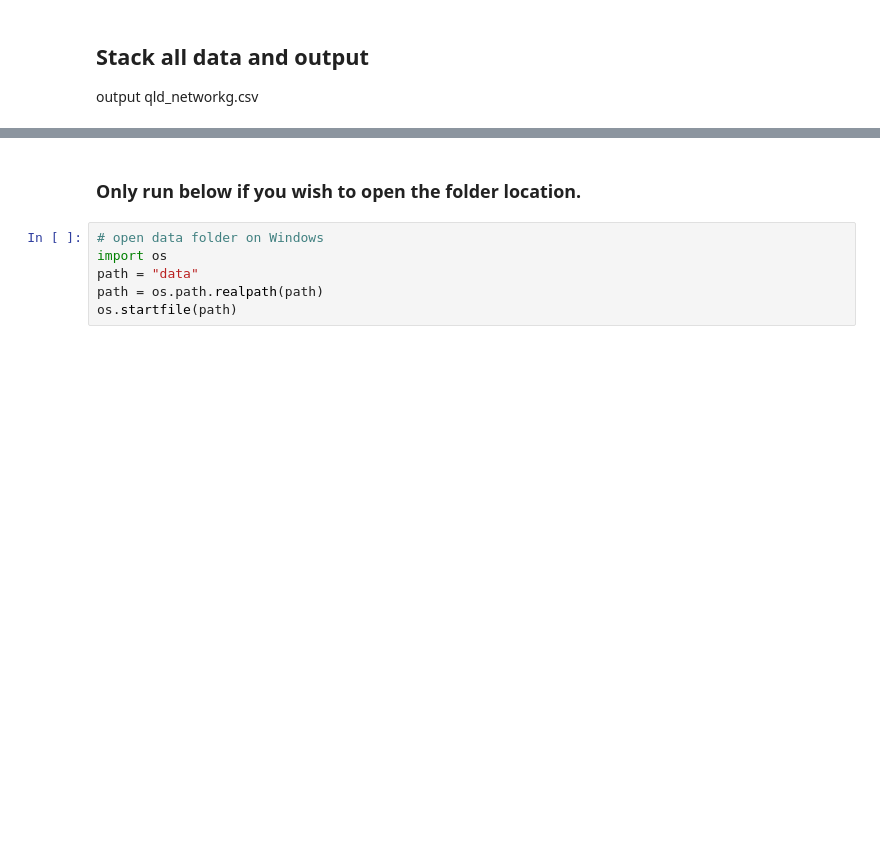
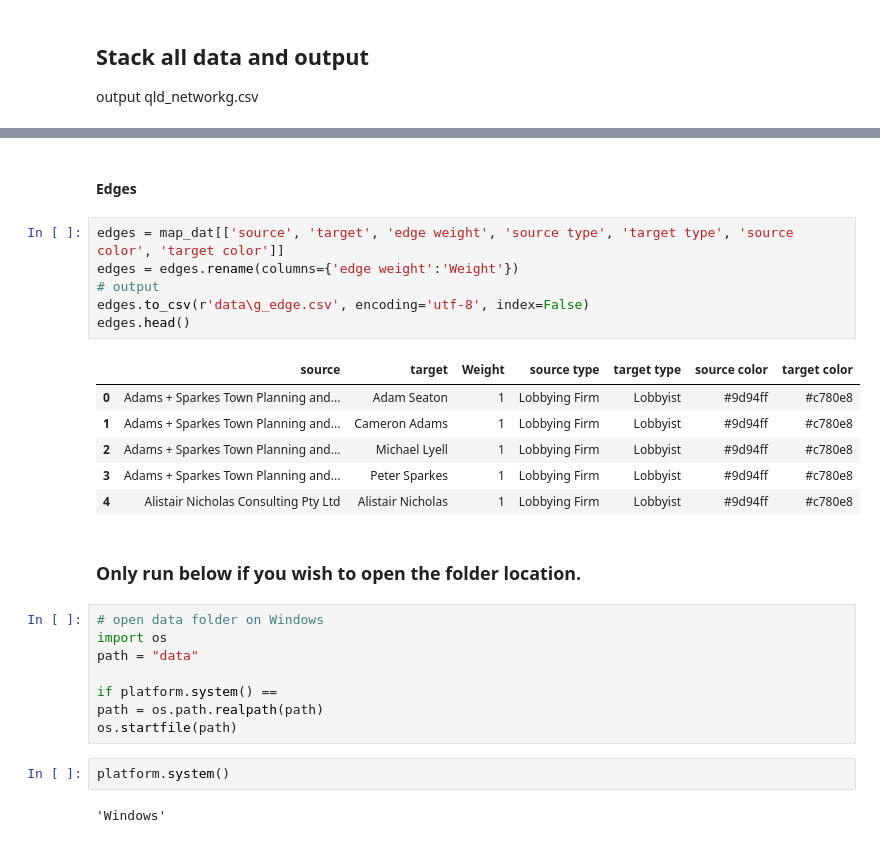
Before and after one commit to ryananalytix/government_transparency, a Jupyter notebook: NN_data_pipeline.ipynb, the cells around one changed output, grey strips where cells are left out. Saved outputs shown, nothing was run; the diff lists cells and outputs as text; blank space fills up the shorter version.

```diff
--- a/NN_data_pipeline.ipynb
+++ b/NN_data_pipeline.ipynb
@@ -759,11 +937,32 @@ map_dat.to_csv(r'data\qld_networkg.csv', encoding='utf-8', index=False)
+# %% [markdown]
+#### Edges
+# %%
+edges = map_dat[['source', 'target', 'edge weight', 'source type', 'target type', 'source color', 'target color']]
+edges = edges.rename(columns={'edge weight':'Weight'})
+# output
+edges.to_csv(r'data\g_edge.csv', encoding='utf-8', index=False)
+edges.head()
+# %% [output]
+|  | source | target | Weight | source type | target type | source color | target color |
+| 0 | Adams + Sparkes Town Planning and... | Adam Seaton | 1 | Lobbying Firm | Lobbyist | #9d94ff | #c780e8 |
+| 1 | Adams + Sparkes Town Planning and... | Cameron Adams | 1 | Lobbying Firm | Lobbyist | #9d94ff | #c780e8 |
+| 2 | Adams + Sparkes Town Planning and... | Michael Lyell | 1 | Lobbying Firm | Lobbyist | #9d94ff | #c780e8 |
+| 3 | Adams + Sparkes Town Planning and... | Peter Sparkes | 1 | Lobbying Firm | Lobbyist | #9d94ff | #c780e8 |
+| 4 | Alistair Nicholas Consulting Pty Ltd | Alistair Nicholas | 1 | Lobbying Firm | Lobbyist | #9d94ff | #c780e8 |
 # %% [markdown]
 ### Only run below if you wish to open the folder location.
 # %%
 # open data folder on Windows
 import os
 path = "data"
+
+if platform.system() ==
 path = os.path.realpath(path)
 os.startfile(path)
+# %%
+platform.system()
+# %% [output]
+'Windows'
 # %%
 # for Mac
 mport subprocess
```
Also changed, not shown: parts of 20 cells of this notebook, 5 other files.
